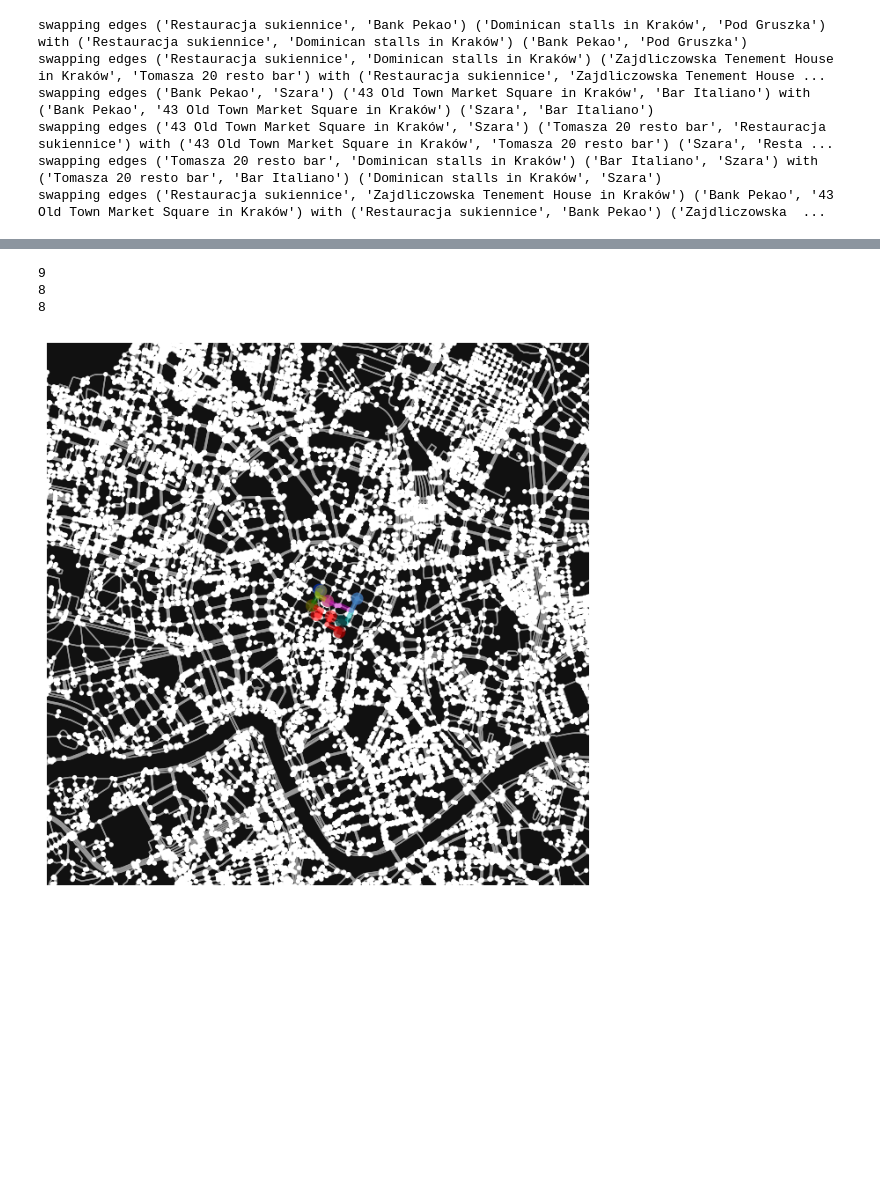
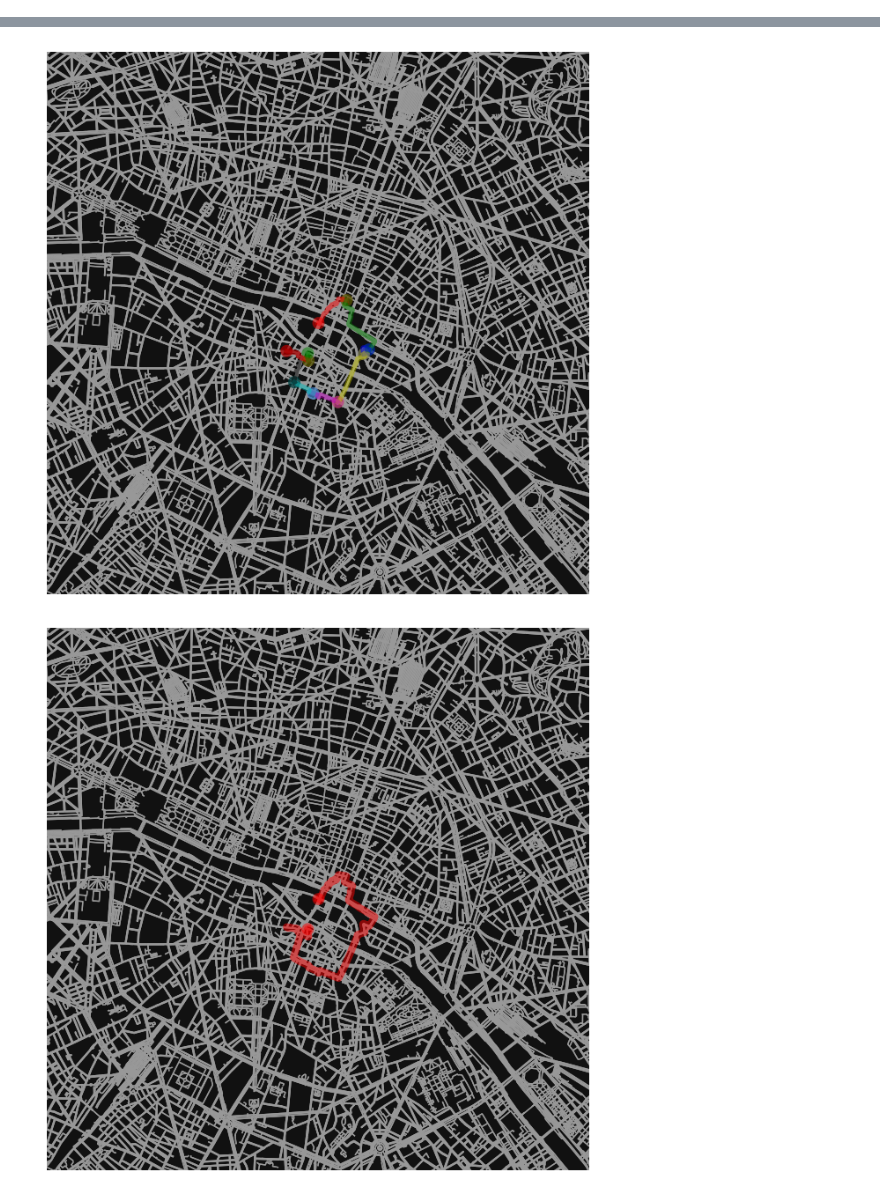
Before and after one commit to Sztaba/VirtualTravelAssistant, a Jupyter notebook: osm.ipynb, the cells around one changed output, grey strips where cells are left out. Cells and saved outputs as stored; diff of their text form; code cells hidden in the pictures; blank space fills up the shorter version.

```diff
--- a/osm.ipynb
+++ b/osm.ipynb
@@ -76,14 +76,15 @@ route = ox.shortest_path(G, nodes[0], nodes[1])
 # %%
 from Trips.trip import HumanTraveller
 
-documenns = ['Data/UserPreferences/1_Marek_Kowalski_doc1.txt', 'Data/UserPreferences/1_Marek_Kowalski_doc2.txt',
+documents = ['Data/UserPreferences/1_Marek_Kowalski_doc1.txt', 'Data/UserPreferences/1_Marek_Kowalski_doc2.txt',
              'Data/UserPreferences/1_Marek_Kowalski_doc3.txt']
 
+documents2 = ['Data/UserPreferences/2_Jan_Nowak_doc1.txt', 'Data/UserPreferences/2_Jan_Nowak_doc2.txt', 'Data/UserPreferences/2_Jan_Nowak_doc3.txt']
 
 traveller = HumanTraveller(name="John",
                           email='',
-                           city="Krakow",
-                           documents_path=documenns,
+                           city="Paris",
+                           documents_path=documents2,
                            api_key='',
                            trip_type='walk') # walk, drive, all # drive - loads fastest
 # %%
@@ -97,3 +96,3 @@ traveller.simple_map().explore()
 # %%
-traveller.trip_planner()
+traveller.trip_planner(distance=3000)
 # %% [output]
@@ -102,6 +100,0 @@ traveller.trip_planner()
-swapping edges ('Restauracja sukiennice', 'Bank Pekao') ('Dominican stalls in Kraków', 'Pod Gruszka') with ('Restauracja sukiennice', 'Dominican stalls in Kraków') ('Bank Pekao', 'Pod Gruszka')
-swapping edges ('Restauracja sukiennice', 'Dominican stalls in Kraków') ('Zajdliczowska Tenement House in Kraków', 'Tomasza 20 resto bar') with ('Restauracja sukiennice', 'Zajdliczowska Tenement House ...
-swapping edges ('Bank Pekao', 'Szara') ('43 Old Town Market Square in Kraków', 'Bar Italiano') with ('Bank Pekao', '43 Old Town Market Square in Kraków') ('Szara', 'Bar Italiano')
-swapping edges ('43 Old Town Market Square in Kraków', 'Szara') ('Tomasza 20 resto bar', 'Restauracja sukiennice') with ('43 Old Town Market Square in Kraków', 'Tomasza 20 resto bar') ('Szara', 'Resta ...
-swapping edges ('Tomasza 20 resto bar', 'Dominican stalls in Kraków') ('Bar Italiano', 'Szara') with ('Tomasza 20 resto bar', 'Bar Italiano') ('Dominican stalls in Kraków', 'Szara')
-swapping edges ('Restauracja sukiennice', 'Zajdliczowska Tenement House in Kraków') ('Bank Pekao', '43 Old Town Market Square in Kraków') with ('Restauracja sukiennice', 'Bank Pekao') ('Zajdliczowska  ...
@@ -109,4 +102,2 @@ swapping edges ('Restauracja sukiennice', 'Zajdliczowska Tenement House in Krak
-9
-8
-8
-[figure, old version]
+[figure, new version]
+[figure, added]
```
Also changed, not shown: parts of 9 cells of this notebook, 2 other files.
